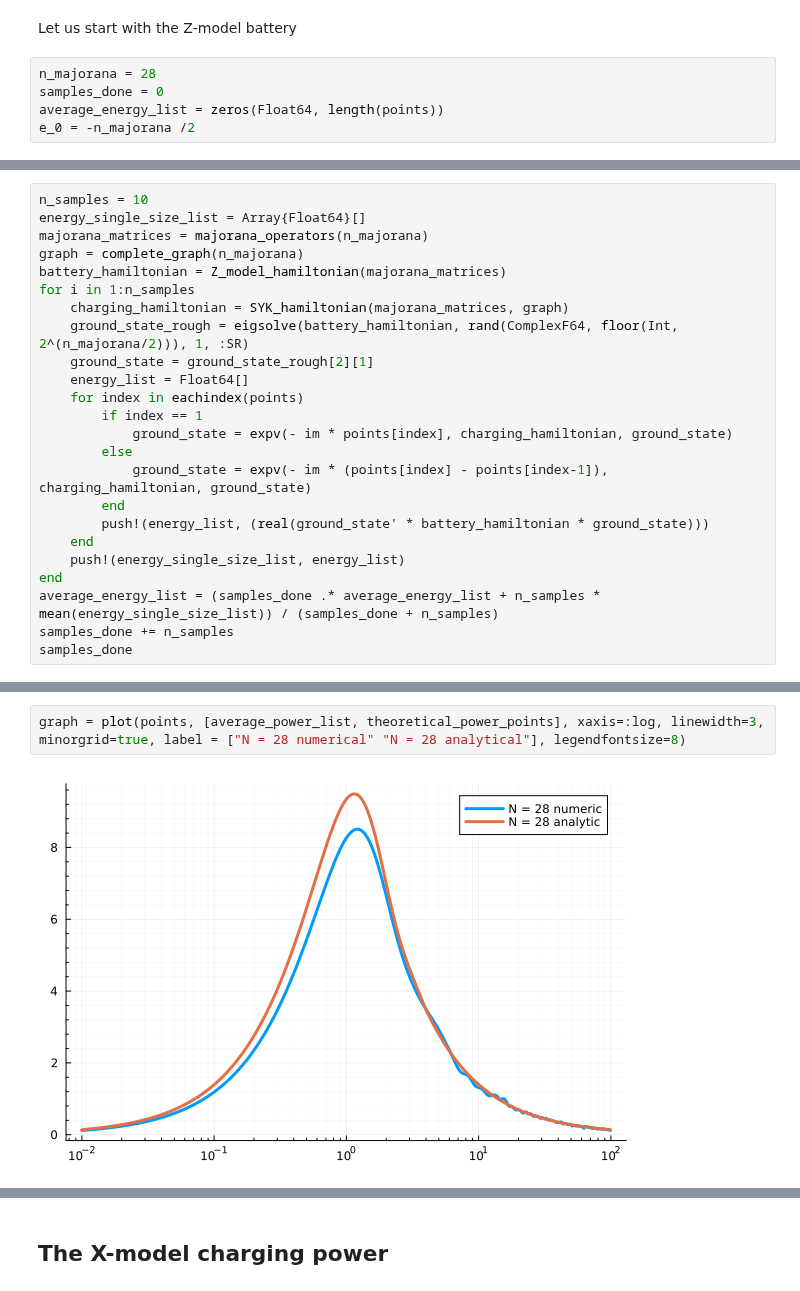
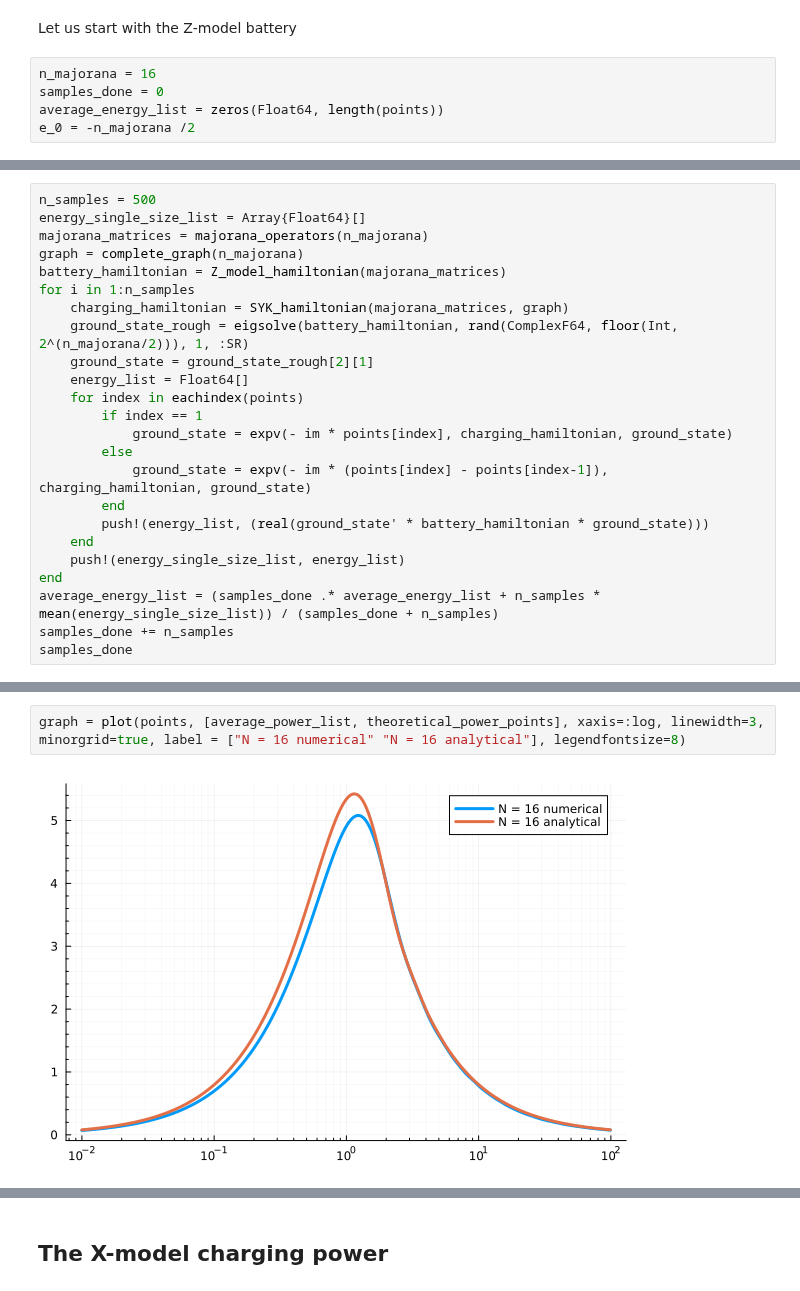
Before and after one commit to Dario-Rosa85/ChargingPower, a Jupyter notebook: notebook/charging_power.ipynb, the cells around one changed output, grey strips where cells are left out. Saved outputs shown, nothing was run; the diff lists cells and outputs as text.

```diff
--- a/notebook/charging_power.ipynb
+++ b/notebook/charging_power.ipynb
@@ -46,7 +46,7 @@ points = exp.(log(min_t):((log(max_t) - log(min_t)) / (number_of_points - 1)):lo
 # %% [markdown]
 Let us start with the Z-model battery
 # %%
-n_majorana = 28
+n_majorana = 16
 samples_done = 0
 average_energy_list = zeros(Float64, length(points))
 e_0 = -n_majorana /2
@@ -55,5 +55,5 @@ e_0 = -n_majorana /2
 # %%
-n_samples = 10
+n_samples = 500
 energy_single_size_list = Array{Float64}[]
 majorana_matrices = majorana_operators(n_majorana)
 graph = complete_graph(n_majorana)
@@ -105,5 +107,5 @@ plot(points, [average_energy_list, theoretical_points], xaxis=:log, linewidth=2,
 # %%
-graph = plot(points, [average_power_list, theoretical_power_points], xaxis=:log, linewidth=3, minorgrid=true, label = ["N = 28 numerical" "N = 28 analytical"], legendfontsize=8)
+graph = plot(points, [average_power_list, theoretical_power_points], xaxis=:log, linewidth=3, minorgrid=true, label = ["N = 16 numerical" "N = 16 analytical"], legendfontsize=8)
 # %% [output]
-[figure, old version]
+[figure, new version]
 # %%
```
Also changed, not shown: parts of 6 cells of this notebook.
